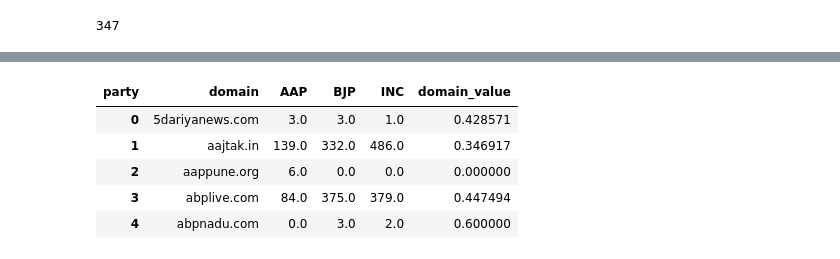
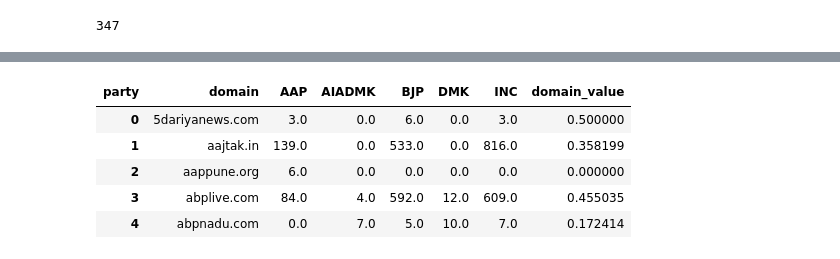
Before and after one commit to shrutiphadke/adversarial_IN, a Jupyter notebook: data_processing/domain_sharing_network.ipynb, the cells around one changed output, grey strips where cells are left out. Saved outputs shown, nothing was run; the diff lists cells and outputs as text; code cells hidden in the pictures.

Commit message:
more data, language netw

```diff
--- a/data_processing/domain_sharing_network.ipynb
+++ b/data_processing/domain_sharing_network.ipynb
@@ -5,0 +60,6 @@ import matplotlib.pyplot as plt
+# %%
+agg_filtered = filtered_link.groupby(['author','domain']).size().reset_index().rename(columns={0:"count"})
+
+print(agg_filtered.head())
+
+agg_filtered.to_csv("/home/phadke/ONR/ONR/lite_data/jan21_extracted_domains.csv")
@@ -6,5 +73,7 @@ import matplotlib.pyplot as plt
+# %%
+data1 = agg_filtered
 # %%
-data = pd.read_csv("../lite_data/dec15_extracted_domains.csv", header=0)
+data = pd.read_csv("../lite_data/jan15_extracted_domains.csv", header=0)
 data.head()
 # %% [output]
 |  | Unnamed: 0 | author | domain | count |
@@ -26,5 +85,5 @@ data2.head()
 # %%
-data = pd.concat([data, data2])
+data = pd.concat([data1, data])
 # %%
 print(len(data))
 print(len(data.dropna(subset=['author'])))
@@ -332,16 +391,16 @@ domain_formated.sample(5)
 # %%
 def prop_inclination(row):
-    return float(row['BJP'])/float(row['BJP']+row['INC']+row['AAP'])
+    return float(row['BJP'])/float(row['BJP']+row['INC']+row['AAP']+row['AIADMK']+row['DMK'])
 
 domain_formated['domain_value'] = domain_formated.apply(lambda x: prop_inclination(x), axis=1)
 domain_formated.head()
 # %% [output]
-| party | domain | AAP | BJP | INC | domain_value |
-| 0 | 5dariyanews.com | 3.0 | 3.0 | 1.0 | 0.428571 |
-| 1 | aajtak.in | 139.0 | 332.0 | 486.0 | 0.346917 |
-| 2 | aappune.org | 6.0 | 0.0 | 0.0 | 0.000000 |
-| 3 | abplive.com | 84.0 | 375.0 | 379.0 | 0.447494 |
-| 4 | abpnadu.com | 0.0 | 3.0 | 2.0 | 0.600000 |
+| party | domain | AAP | AIADMK | BJP | DMK | INC | domain_value |
+| 0 | 5dariyanews.com | 3.0 | 0.0 | 6.0 | 0.0 | 3.0 | 0.500000 |
+| 1 | aajtak.in | 139.0 | 0.0 | 533.0 | 0.0 | 816.0 | 0.358199 |
+| 2 | aappune.org | 6.0 | 0.0 | 0.0 | 0.0 | 0.0 | 0.000000 |
+| 3 | abplive.com | 84.0 | 4.0 | 592.0 | 12.0 | 609.0 | 0.455035 |
+| 4 | abpnadu.com | 0.0 | 7.0 | 5.0 | 10.0 | 7.0 | 0.172414 |
 # %%
 domain_formated.sample(5)
 # %% [output]
```
Also changed, not shown: parts of 32 cells of this notebook, 9 other files.
